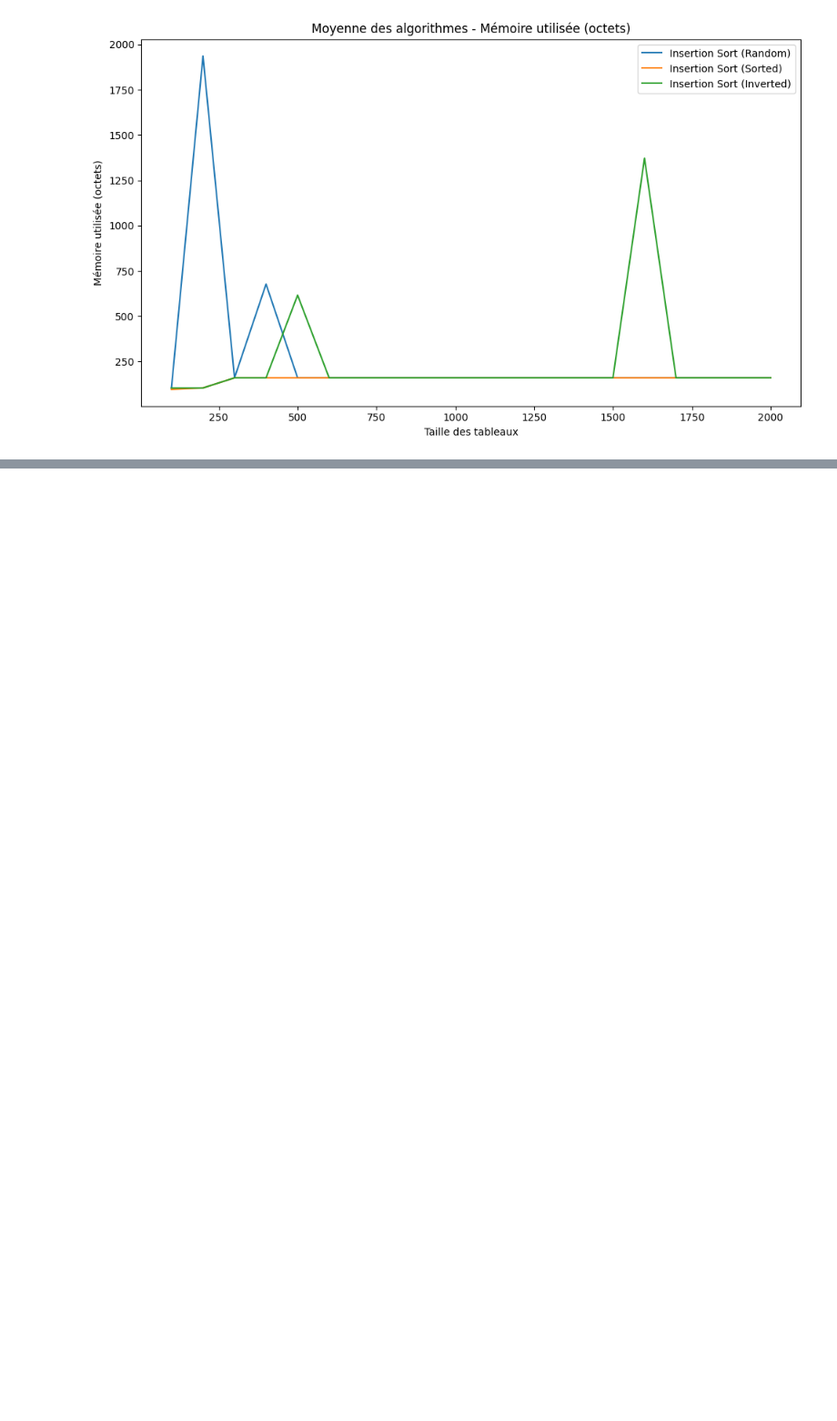
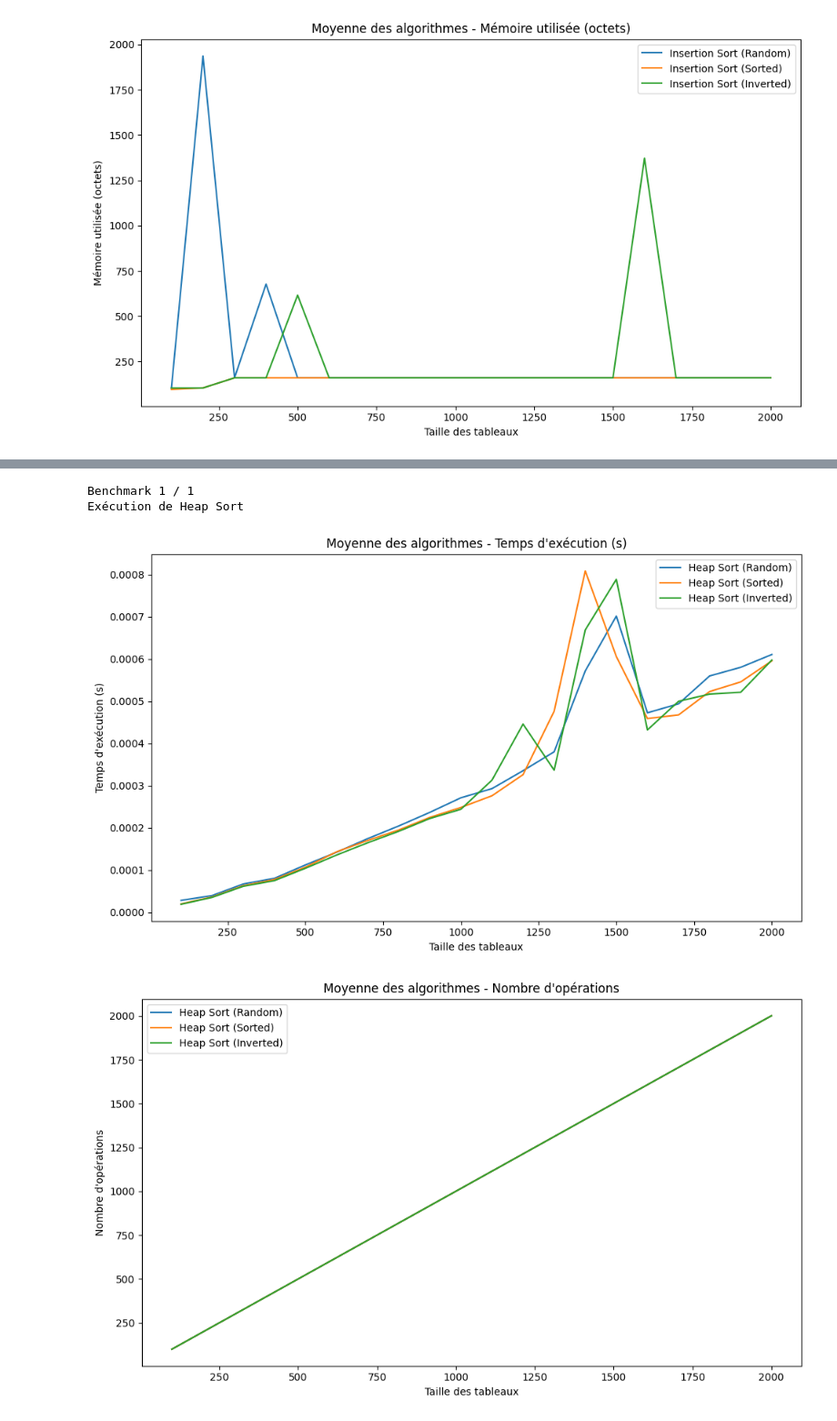
Before and after one commit to ChaelPix/timecomplexity_study_python, a Jupyter notebook: projet_BEAUJARD_Traian.ipynb, the cells around one changed output, grey strips where cells are left out. Shown at 91% size. Cells and saved outputs as stored; diff of their text form; code cells hidden in the pictures; blank space fills up the shorter version.

Commit message:
heap sort + algo sans lib

```diff
--- a/projet_BEAUJARD_Traian.ipynb
+++ b/projet_BEAUJARD_Traian.ipynb
@@ -380,0 +454,10 @@ Nous remarquons bien, d'après les graphiques que :
+# %%
+from projet_BEAUJARD_Traian import *
+
+benchmark = SortBenchmark(algorithms=[HeapSort()], nlist=20, nval=100, types_to_sort=['random', 'inverted', 'sorted'], n_runs=1, show_plots=True)
+benchmark.run()
+# %% [output]
+Benchmark 1 / 1
+Exécution de Heap Sort
+[figure, added]
+[figure, added]
```
Also changed, not shown: parts of 7 cells of this notebook, 1 other file.
